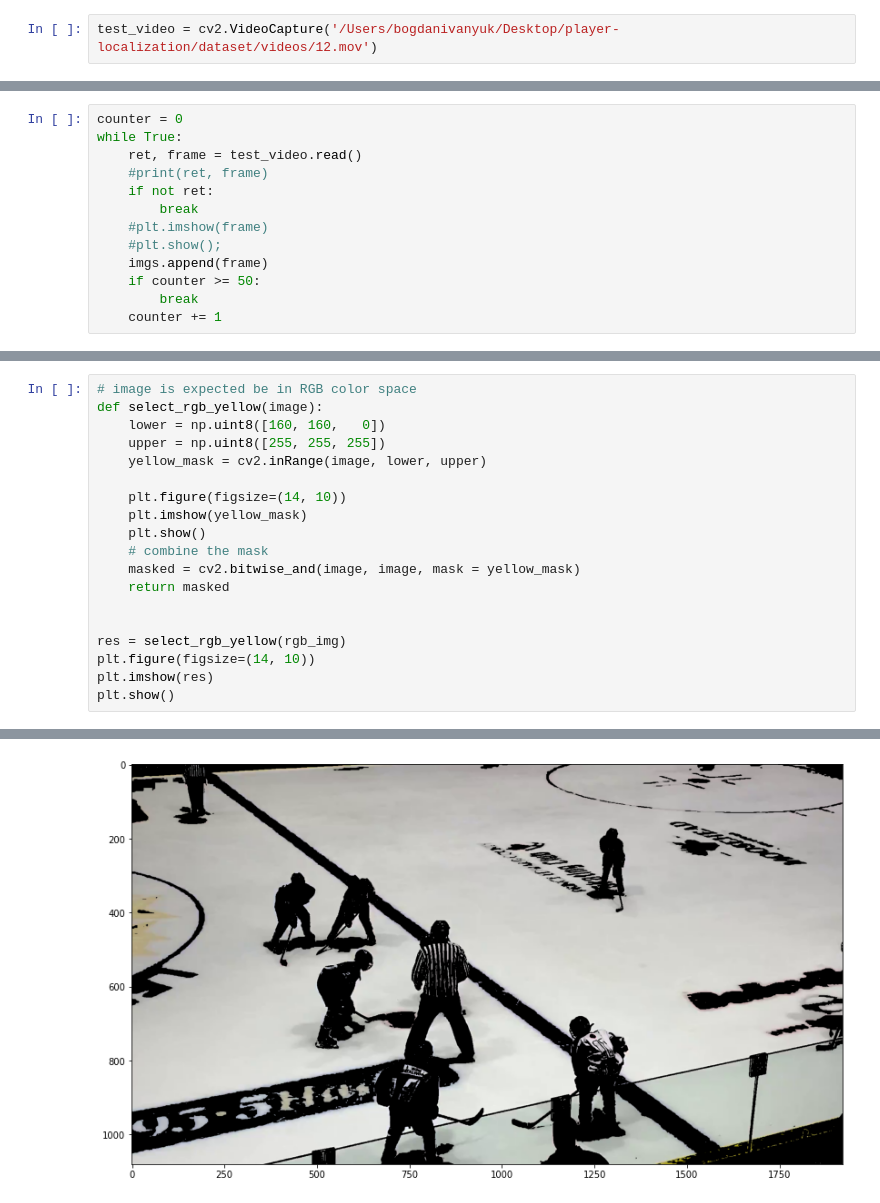
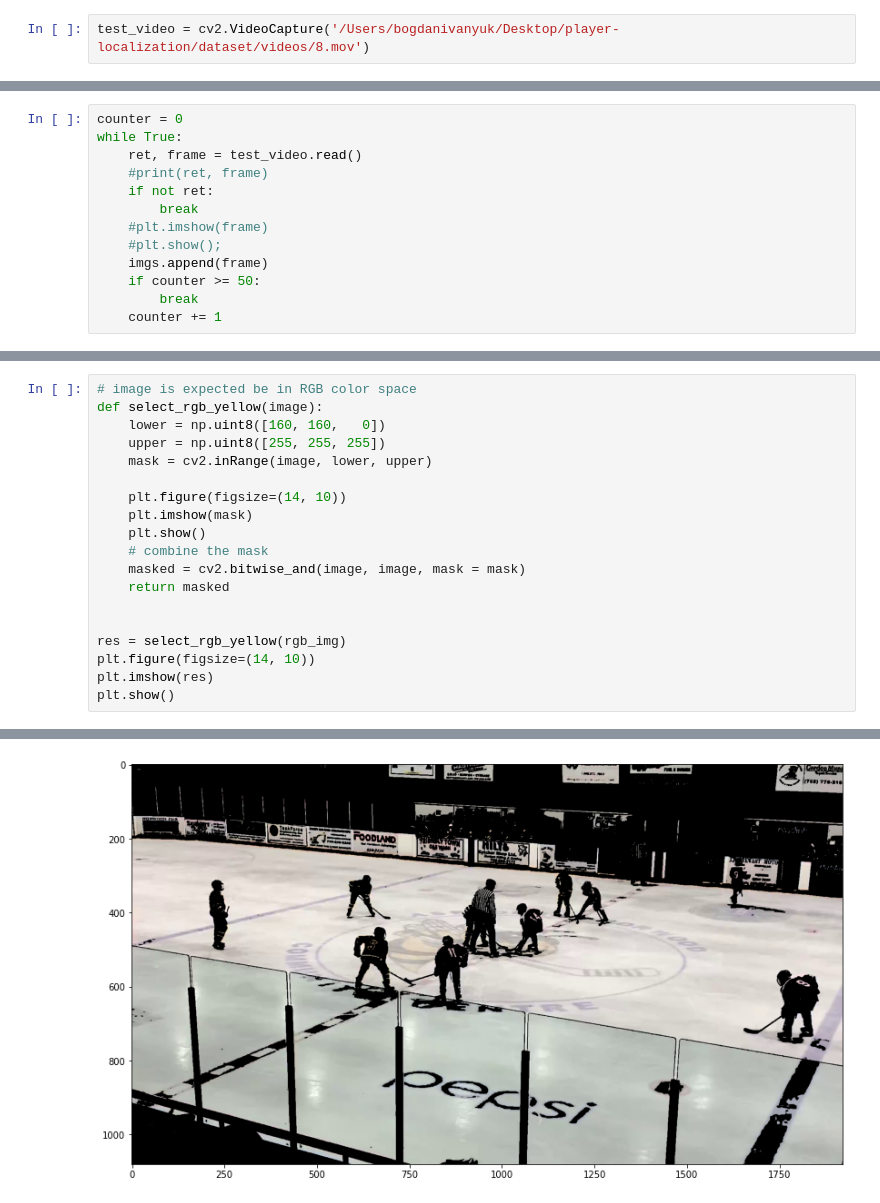
Before and after one commit to ioneuk/player-localization, a Jupyter notebook: rink-detection/rink_detection_dev.ipynb, the cells around one changed output, grey strips where cells are left out. Cells and saved outputs as stored; diff of their text form.

```diff
--- a/rink-detection/rink_detection_dev.ipynb
+++ b/rink-detection/rink_detection_dev.ipynb
@@ -5,5 +6,5 @@ import matplotlib.pyplot as plt
 # %%
-test_video = cv2.VideoCapture('/Users/bogdanivanyuk/Desktop/player-localization/dataset/videos/12.mov')
+test_video = cv2.VideoCapture('/Users/bogdanivanyuk/Desktop/player-localization/dataset/videos/8.mov')
 # %%
 imgs = list()
 # %%
@@ -38,13 +39,13 @@ plt.show()
 def select_rgb_yellow(image):
     lower = np.uint8([160, 160,   0])
     upper = np.uint8([255, 255, 255])
-    yellow_mask = cv2.inRange(image, lower, upper)
+    mask = cv2.inRange(image, lower, upper)
 
     plt.figure(figsize=(14, 10))
-    plt.imshow(yellow_mask)
+    plt.imshow(mask)
     plt.show()
     # combine the mask
-    masked = cv2.bitwise_and(image, image, mask = yellow_mask)
+    masked = cv2.bitwise_and(image, image, mask = mask)
     return masked
 
 
@@ -57 +58 @@ plt.show()
-[figure, old version]
+[figure, new version]
```
Also changed, not shown: parts of 20 cells of this notebook, 1 other file.
